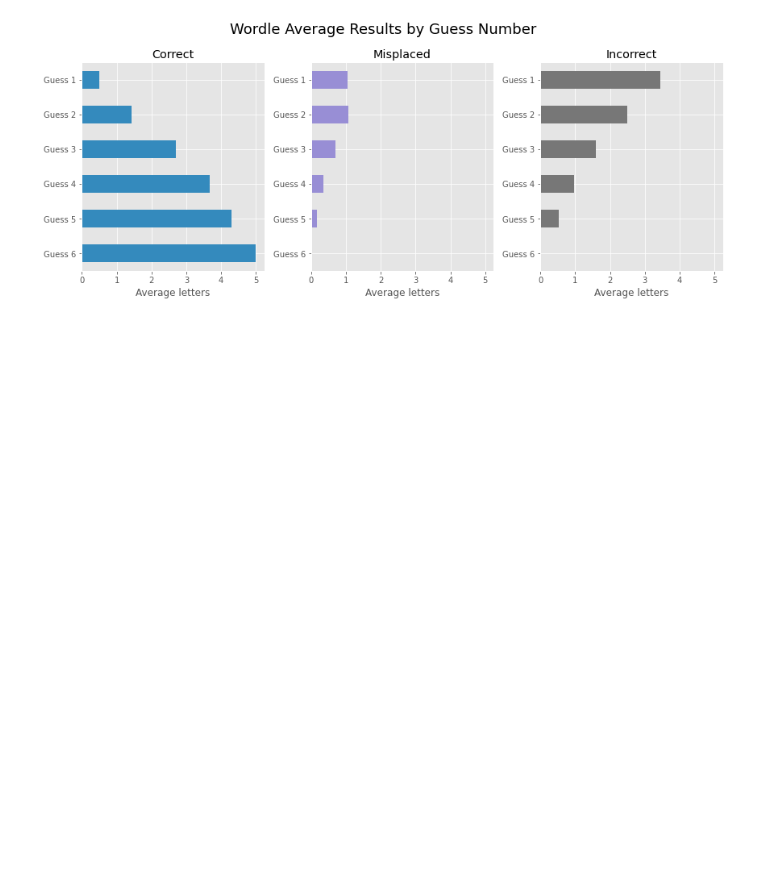
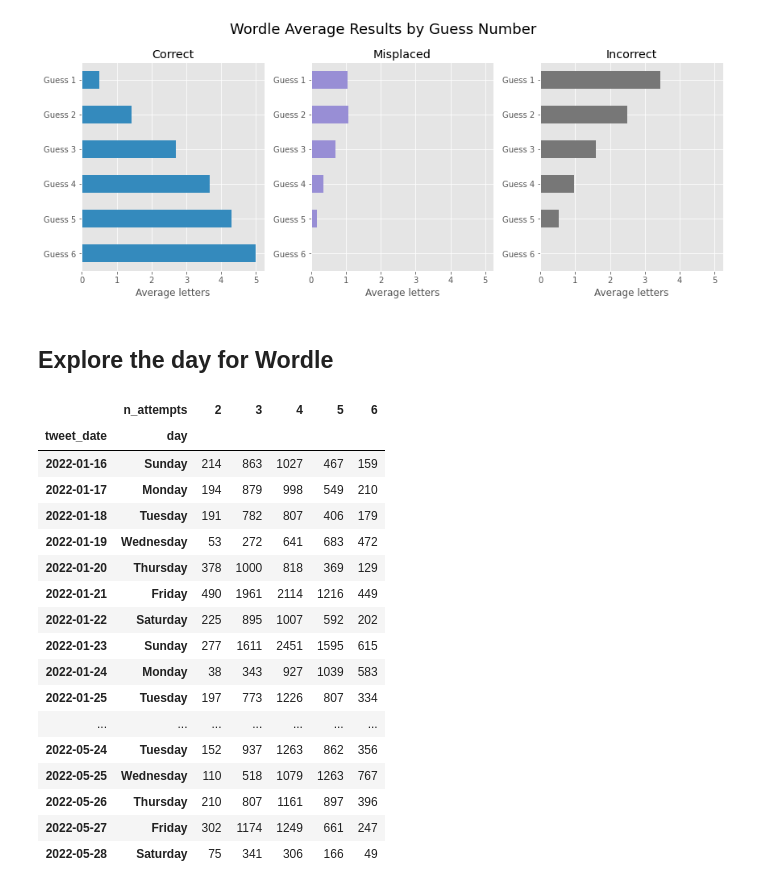
Before and after one commit to shifeng1106/Exploratary-Data-Analysis, a Jupyter notebook: wordle-tweet-dataset-eda.ipynb, the cells around one changed output. Saved outputs shown, nothing was run; the diff lists cells and outputs as text; code cells hidden in the pictures; blank space fills up the shorter version.

Commit message:
Kaggle Notebook | Wordle Tweet Data EDA | Version 2

```diff
--- a/wordle-tweet-dataset-eda.ipynb
+++ b/wordle-tweet-dataset-eda.ipynb
@@ -208,3 +208,29 @@ plt.tight_layout()
 plt.show()
 # %% [output]
 [figure]
+# %% [markdown]
+## Explore the day for Wordle
+# %%
+tweets['day'] = tweets['tweet_datetime'].dt.day_name()
+tweets.groupby(['tweet_date','day'])['n_attempts'].value_counts() \
+    .unstack() \
+    .style.background_gradient()
+# %% [output]
+|  | n_attempts | 2 | 3 | 4 | 5 | 6 |
+| tweet_date | day |  |  |  |  |  |
+| 2022-01-16 | Sunday | 214 | 863 | 1027 | 467 | 159 |
+| 2022-01-17 | Monday | 194 | 879 | 998 | 549 | 210 |
+| 2022-01-18 | Tuesday | 191 | 782 | 807 | 406 | 179 |
+| 2022-01-19 | Wednesday | 53 | 272 | 641 | 683 | 472 |
+| 2022-01-20 | Thursday | 378 | 1000 | 818 | 369 | 129 |
+| 2022-01-21 | Friday | 490 | 1961 | 2114 | 1216 | 449 |
+| 2022-01-22 | Saturday | 225 | 895 | 1007 | 592 | 202 |
+| 2022-01-23 | Sunday | 277 | 1611 | 2451 | 1595 | 615 |
+| 2022-01-24 | Monday | 38 | 343 | 927 | 1039 | 583 |
+| 2022-01-25 | Tuesday | 197 | 773 | 1226 | 807 | 334 |
+| ... | ... | ... | ... | ... | ... | ... |
+| 2022-05-24 | Tuesday | 152 | 937 | 1263 | 862 | 356 |
+| 2022-05-25 | Wednesday | 110 | 518 | 1079 | 1263 | 767 |
+| 2022-05-26 | Thursday | 210 | 807 | 1161 | 897 | 396 |
+| 2022-05-27 | Friday | 302 | 1174 | 1249 | 661 | 247 |
+| 2022-05-28 | Saturday | 75 | 341 | 306 | 166 | 49 |
```
Also changed, not shown: parts of 2 cells of this notebook.
